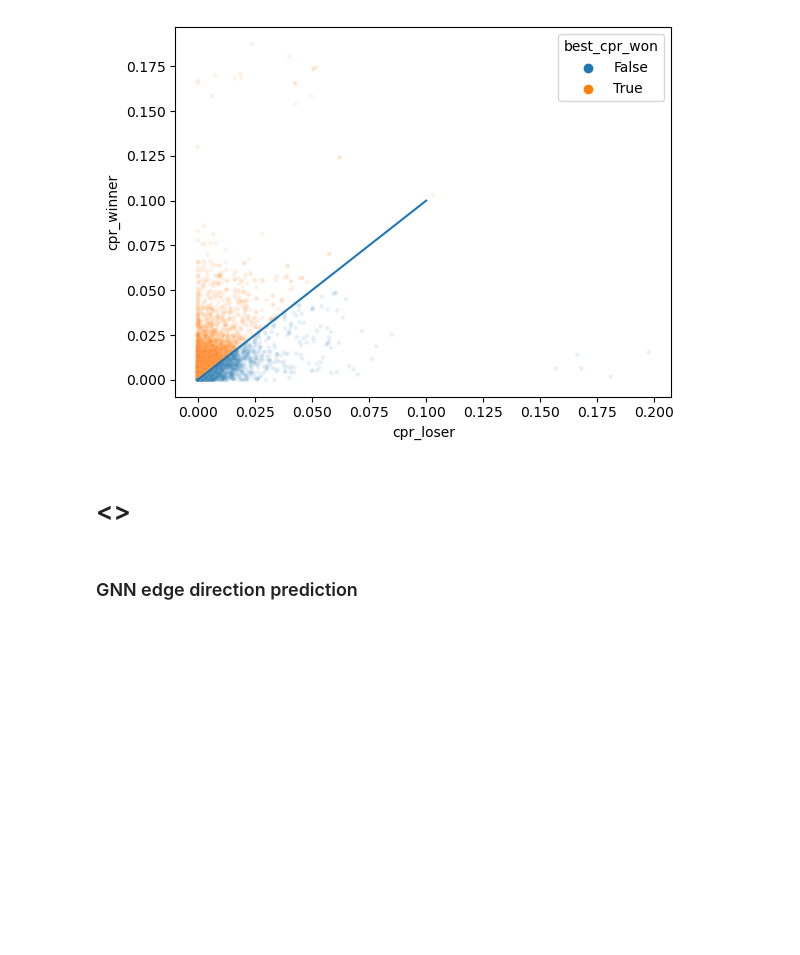
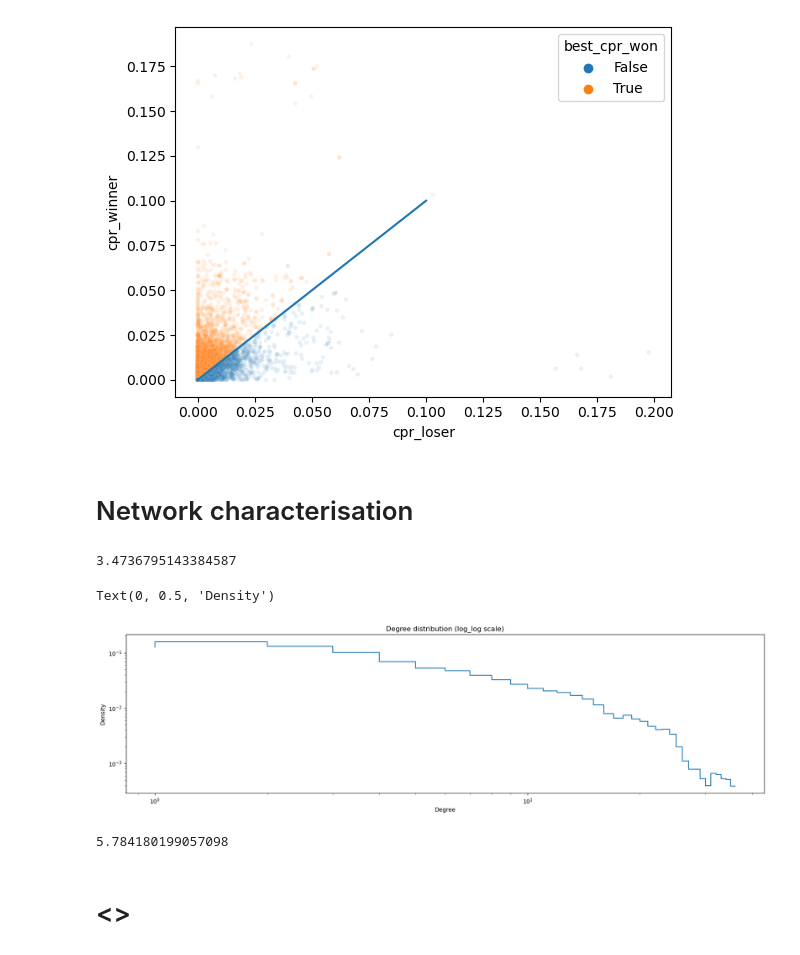
Before and after one commit to PierrickLeroy/mma-graph, a Jupyter notebook: ranking-and-exploration.ipynb, the cells around one changed output. Drawn from its saved outputs; the diff is of its cells as text; code cells hidden in the pictures; blank space fills up the shorter version.

Commit message:
added UFC network characterisation

```diff
--- a/ranking-and-exploration.ipynb
+++ b/ranking-and-exploration.ipynb
@@ -1455,7 +1455,43 @@ plt.plot(y, y)
 # %% [output]
 [<matplotlib.lines.Line2D at 0x...>]
 [figure]
+# %% [markdown]
+# Network characterisation
+# %%
+df_preprocessed = preprocess_df_fights(df_fights)
+G = create_contactNetwork(df_preprocessed)
+# %%
+G_men = G.subgraph(next(nx.connected_components(G.to_undirected())))
+# %%
+nx.average_shortest_path_length(G_men)
+# %% [output]
+3.4736795143384587
+# %%
+from sklearn.neighbors import KernelDensity
+plt.figure(figsize=(20,5))
+arr = np.array(list(dict(G_men.degree()).values()))
+
+x = np.linspace(arr.min(),arr.max(), arr.max() - arr.min()+1)
+
+kde = KernelDensity(bandwidth=0.8,kernel="gaussian")
+kde.fit(arr.reshape(-1,1))
+logprob=kde.score_samples(x.reshape(-1,1))
+
+plt.step(x,np.exp(logprob))
+
+plt.plot(arr,np.full_like(arr,0),'|k',markeredgewidth=0.1,alpha=0.2)
+plt.yscale("log")
+plt.xscale("log")
+plt.title("Degree distribution (log_log scale)")
+plt.xlabel("Degree")
+plt.ylabel("Density")
+# %% [output]
+Text(0, 0.5, 'Density')
+[figure, added]
+# %%
+# average degree
+np.array(list(dict(G_men.degree()).values())).mean()
+# %% [output]
+5.784180199057098
 # %% [markdown]
 # <>
-# %% [markdown]
-### GNN edge direction prediction
```
Also changed, not shown: parts of 11 cells of this notebook, 3 other files.
